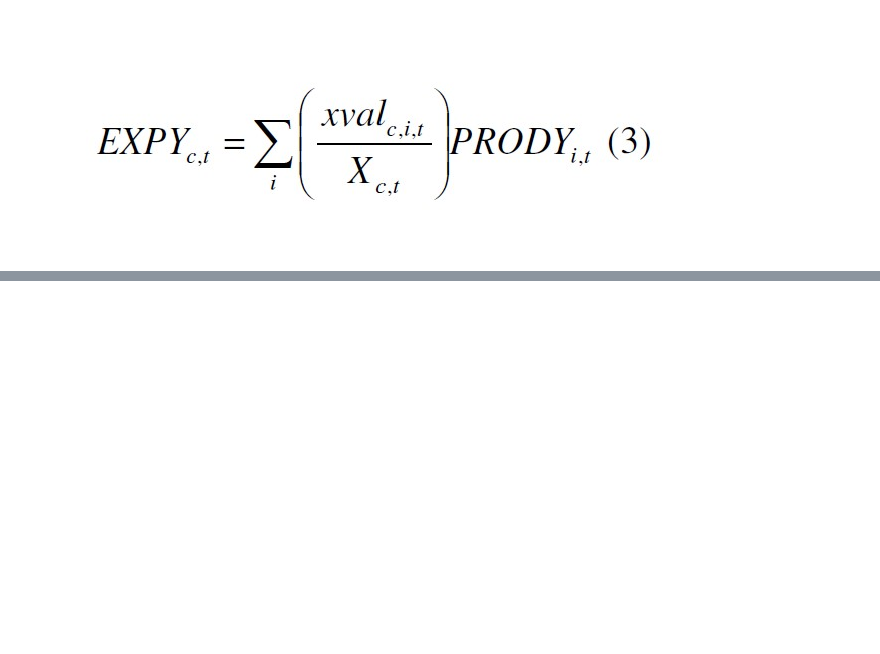
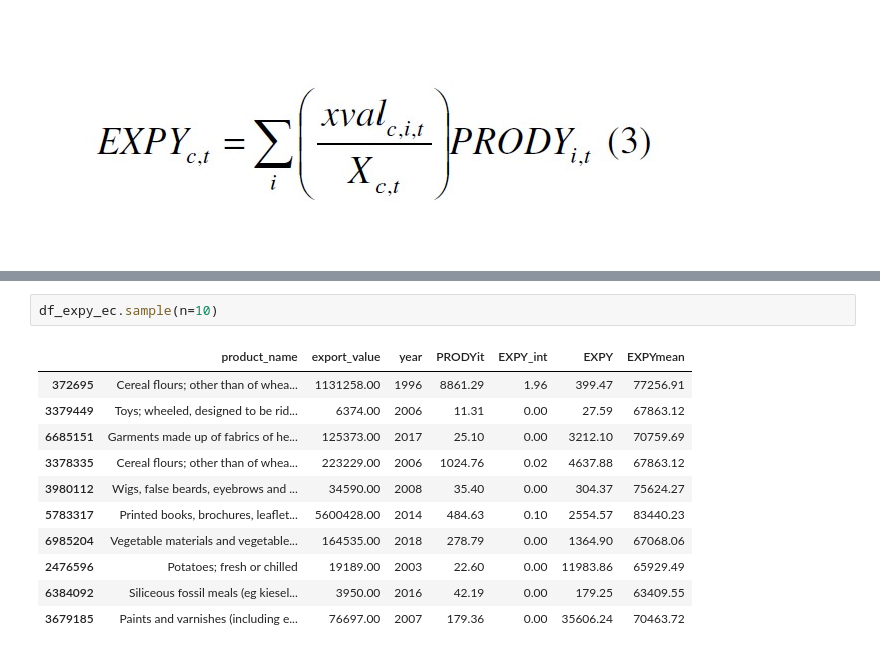
Before and after one commit to descandon88/Ecuador-Growth-data-set, a Jupyter notebook: funciones/expy.ipynb, the cells around one changed output, grey strips where cells are left out. Drawn from its saved outputs; the diff is of its cells as text; blank space fills up the shorter version.

```diff
--- a/funciones/expy.ipynb
+++ b/funciones/expy.ipynb
@@ -603,0 +618,14 @@ df_expy_ec.sample(n=10)
+# %%
+df_expy_ec.sample(n=10)
+# %% [output]
+|  | product_name | export_value | year | PRODYit | EXPY_int | EXPY | EXPYmean |
+| 372695 | Cereal flours; other than of whea... | 1131258.00 | 1996 | 8861.29 | 1.96 | 399.47 | 77256.91 |
+| 3379449 | Toys; wheeled, designed to be rid... | 6374.00 | 2006 | 11.31 | 0.00 | 27.59 | 67863.12 |
+| 6685151 | Garments made up of fabrics of he... | 125373.00 | 2017 | 25.10 | 0.00 | 3212.10 | 70759.69 |
+| 3378335 | Cereal flours; other than of whea... | 223229.00 | 2006 | 1024.76 | 0.02 | 4637.88 | 67863.12 |
+| 3980112 | Wigs, false beards, eyebrows and ... | 34590.00 | 2008 | 35.40 | 0.00 | 304.37 | 75624.27 |
+| 5783317 | Printed books, brochures, leaflet... | 5600428.00 | 2014 | 484.63 | 0.10 | 2554.57 | 83440.23 |
+| 6985204 | Vegetable materials and vegetable... | 164535.00 | 2018 | 278.79 | 0.00 | 1364.90 | 67068.06 |
+| 2476596 | Potatoes; fresh or chilled | 19189.00 | 2003 | 22.60 | 0.00 | 11983.86 | 65929.49 |
+| 6384092 | Siliceous fossil meals (eg kiesel... | 3950.00 | 2016 | 42.19 | 0.00 | 179.25 | 63409.55 |
+| 3679185 | Paints and varnishes (including e... | 76697.00 | 2007 | 179.36 | 0.00 | 35606.24 | 70463.72 |
```
Also changed, not shown: parts of 14 cells of this notebook.
